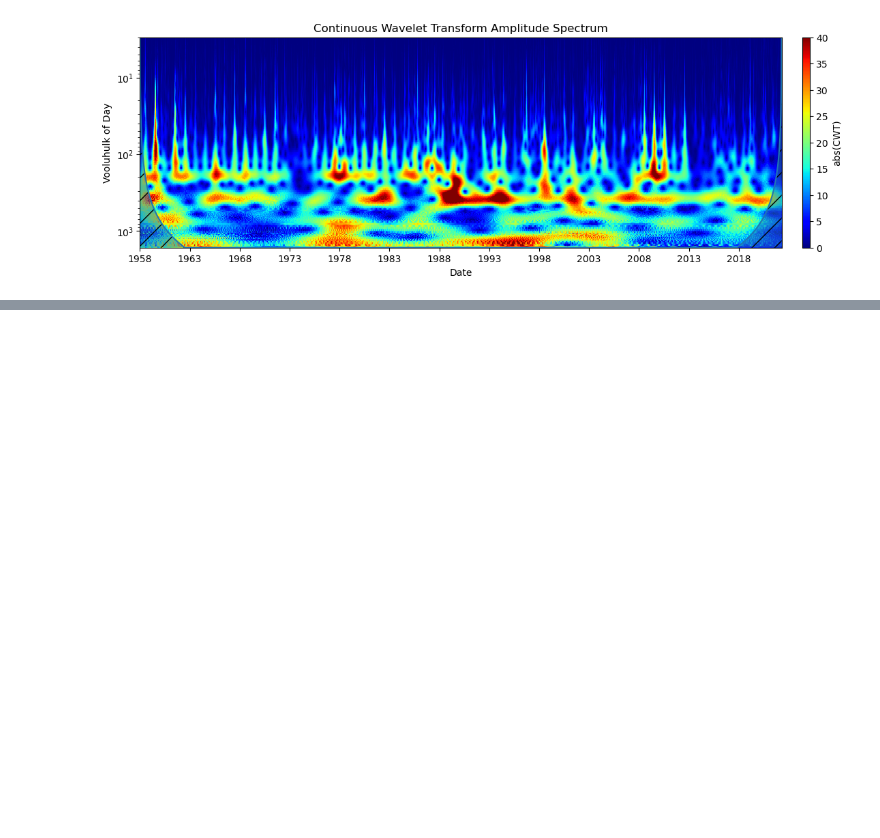
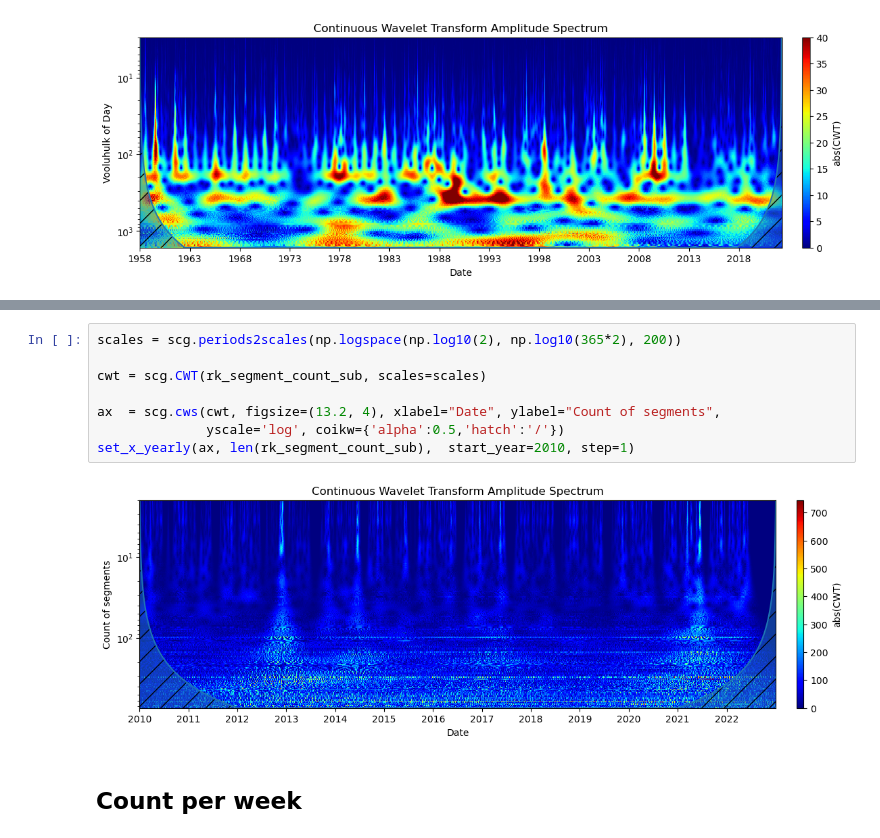
Before and after one commit to RRisto/learning, a Jupyter notebook: audio/wavelet/example_wavelet.ipynb, the cells around one changed output, grey strips where cells are left out. Drawn from its saved outputs; the diff is of its cells as text; blank space fills up the shorter version.

```diff
--- a/audio/wavelet/example_wavelet.ipynb
+++ b/audio/wavelet/example_wavelet.ipynb
@@ -198,0 +259,12 @@ set_x_yearly(ax, len(vool_r),  start_year=1958, step=5)
+# %%
+scales = scg.periods2scales(np.logspace(np.log10(2), np.log10(365*2), 200))
+
+cwt = scg.CWT(rk_segment_count_sub, scales=scales)
+
+ax  = scg.cws(cwt, figsize=(13.2, 4), xlabel="Date", ylabel="Count of segments",
+              yscale='log', coikw={'alpha':0.5,'hatch':'/'})
+set_x_yearly(ax, len(rk_segment_count_sub),  start_year=2010, step=1)
+# %% [output]
+[figure, added]
+# %% [markdown]
+## Count per week
```
Also changed, not shown: parts of 16 cells of this notebook, 1 other file.
